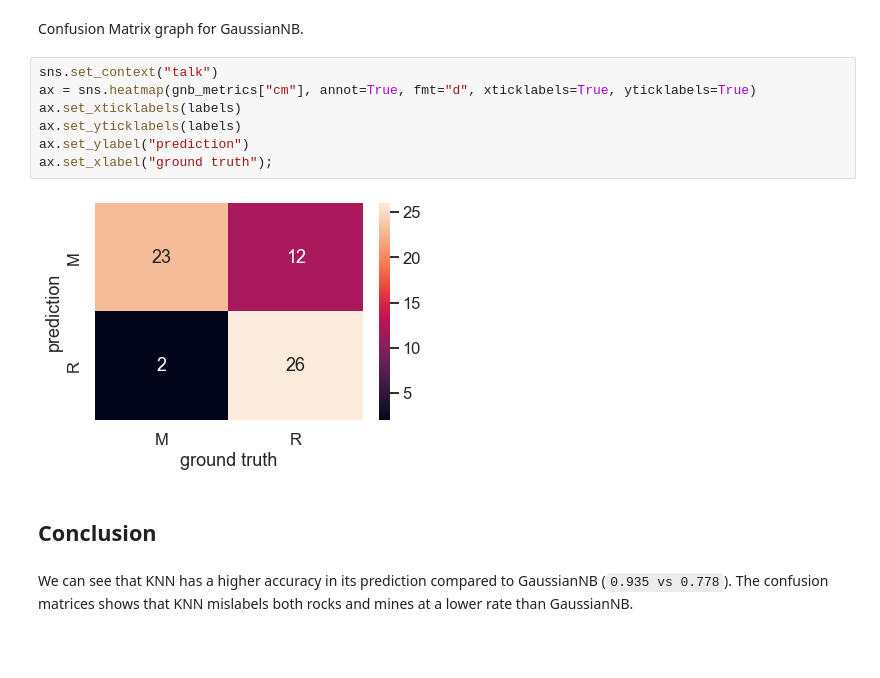
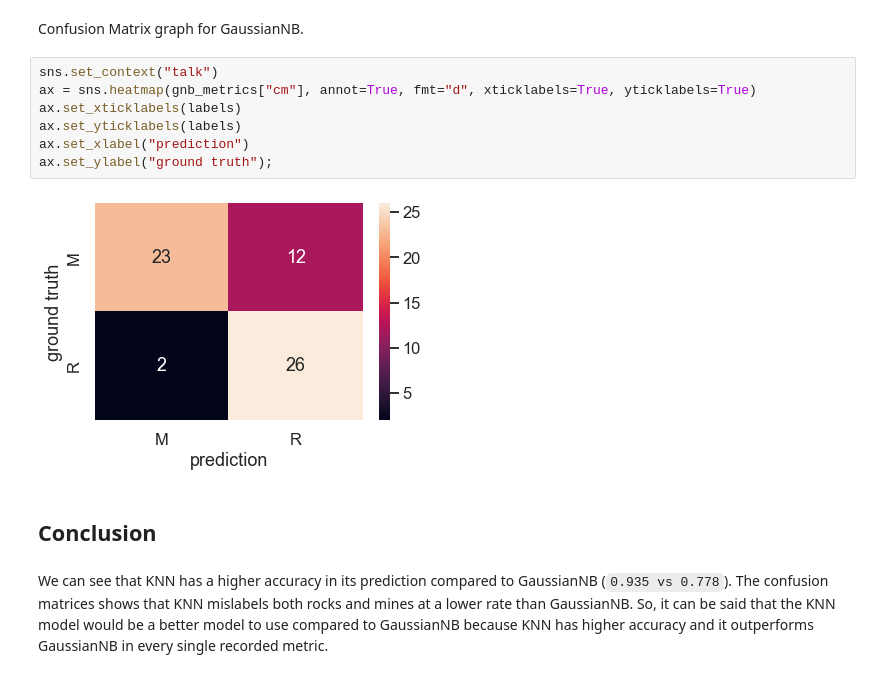
Before and after one commit to frahz/CNT4153-Assignments, a Jupyter notebook: ml-project/project.ipynb, the cells around one changed output. Drawn from its saved outputs; the diff is of its cells as text; blank space fills up the shorter version.

```diff
--- a/ml-project/project.ipynb
+++ b/ml-project/project.ipynb
@@ -278,13 +280,13 @@ Confusion Matrix graph for GaussianNB.
 # %%
 sns.set_context("talk")
 ax = sns.heatmap(gnb_metrics["cm"], annot=True, fmt="d", xticklabels=True, yticklabels=True)
 ax.set_xticklabels(labels)
 ax.set_yticklabels(labels)
-ax.set_ylabel("prediction")
-ax.set_xlabel("ground truth");
+ax.set_xlabel("prediction")
+ax.set_ylabel("ground truth");
 # %% [output]
-[figure, old version]
+[figure, new version]
 # %% [markdown]
 ## Conclusion
 # %% [markdown]
-We can see that KNN has a higher accuracy in its prediction compared to GaussianNB (`0.935 vs 0.778`). The confusion matrices shows that KNN mislabels both rocks and mines at a lower rate than GaussianNB.
+We can see that KNN has a higher accuracy in its prediction compared to GaussianNB (`0.935 vs 0.778`). The confusion matrices shows that KNN mislabels both rocks and mines at a lower rate than GaussianNB. So, it can be said that the KNN model would be a better model to use compared to GaussianNB because KNN has higher accuracy and it outperforms GaussianNB in every single recorded metric.
```
Also changed, not shown: parts of 2 cells of this notebook.
